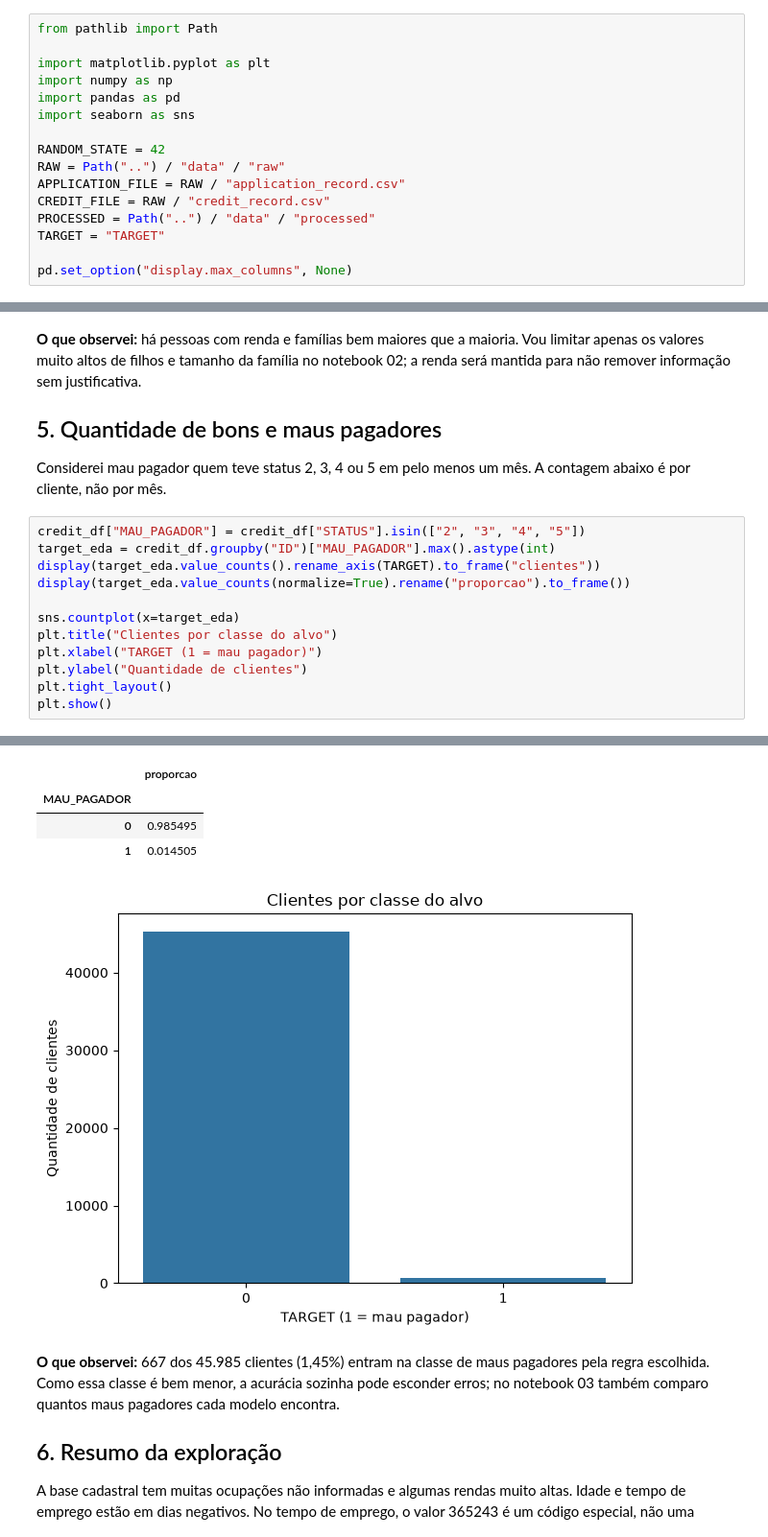
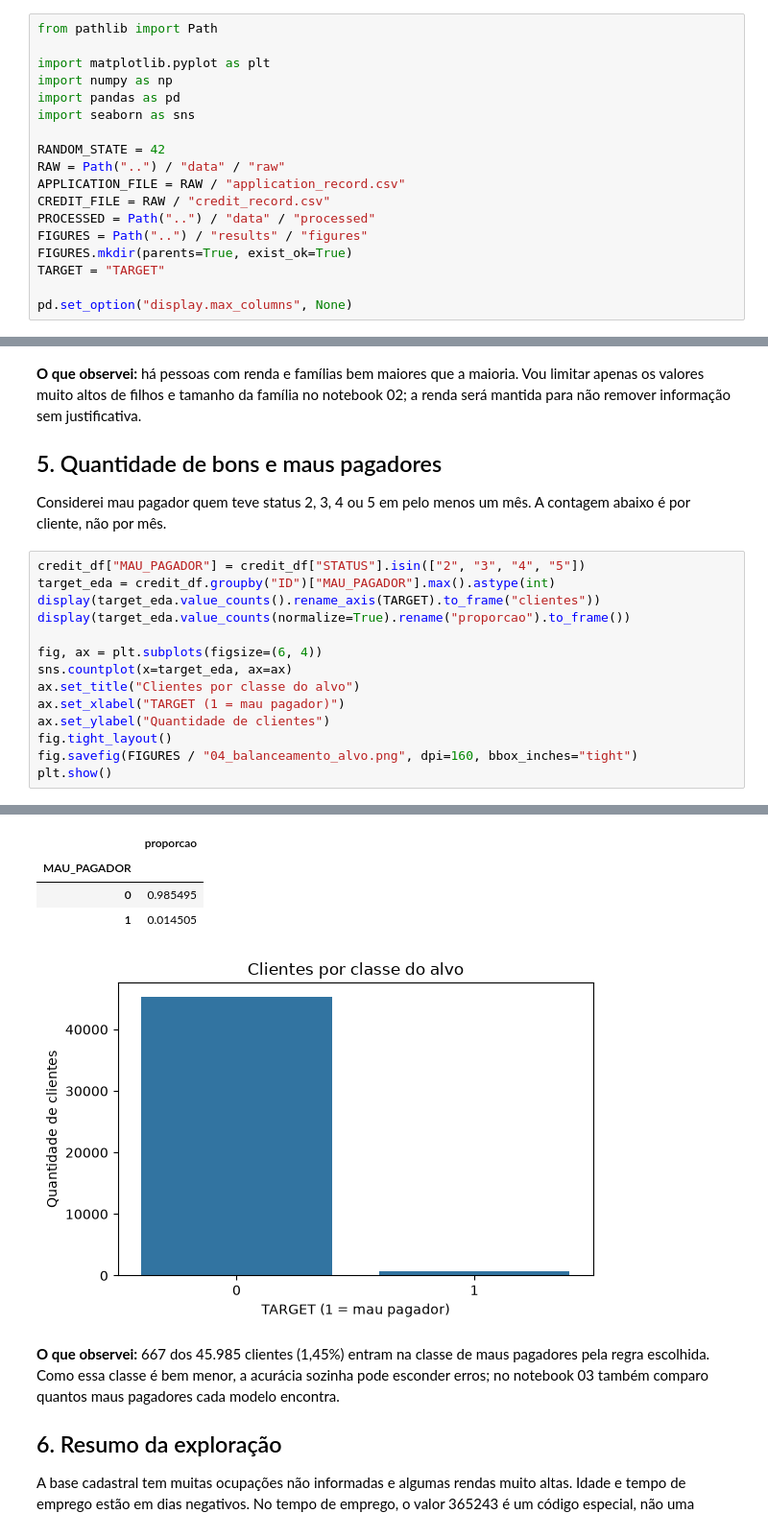
Before and after one commit to stephaneeao-cmd/postech-tech-challenge-fase2-template, a Jupyter notebook: notebooks/01_eda.ipynb, the cells around one changed output, grey strips where cells are left out. Shown at 96% size. Cells and saved outputs as stored; diff of their text form.

```diff
--- a/notebooks/01_eda.ipynb
+++ b/notebooks/01_eda.ipynb
@@ -15,6 +15,8 @@ RAW = Path("..") / "data" / "raw"
 APPLICATION_FILE = RAW / "application_record.csv"
 CREDIT_FILE = RAW / "credit_record.csv"
 PROCESSED = Path("..") / "data" / "processed"
+FIGURES = Path("..") / "results" / "figures"
+FIGURES.mkdir(parents=True, exist_ok=True)
 TARGET = "TARGET"
 
 pd.set_option("display.max_columns", None)
@@ -172,25 +177,27 @@ Considerei mau pagador quem teve status 2, 3, 4 ou 5 em pelo menos um mês. A co
 # %%
 credit_df["MAU_PAGADOR"] = credit_df["STATUS"].isin(["2", "3", "4", "5"])
 target_eda = credit_df.groupby("ID")["MAU_PAGADOR"].max().astype(int)
 display(target_eda.value_counts().rename_axis(TARGET).to_frame("clientes"))
 display(target_eda.value_counts(normalize=True).rename("proporcao").to_frame())
 
-sns.countplot(x=target_eda)
-plt.title("Clientes por classe do alvo")
-plt.xlabel("TARGET (1 = mau pagador)")
-plt.ylabel("Quantidade de clientes")
-plt.tight_layout()
+fig, ax = plt.subplots(figsize=(6, 4))
+sns.countplot(x=target_eda, ax=ax)
+ax.set_title("Clientes por classe do alvo")
+ax.set_xlabel("TARGET (1 = mau pagador)")
+ax.set_ylabel("Quantidade de clientes")
+fig.tight_layout()
+fig.savefig(FIGURES / "04_balanceamento_alvo.png", dpi=160, bbox_inches="tight")
 plt.show()
 # %% [output]
 |  | clientes |
 | TARGET |  |
 | 0 | 45318 |
 | 1 | 667 |
 |  | proporcao |
 | MAU_PAGADOR |  |
 | 0 | 0.985495 |
 | 1 | 0.014505 |
-[figure, old version]
+[figure, new version]
 # %% [markdown]
 **O que observei:** 667 dos 45.985 clientes (1,45%) entram na classe de maus pagadores pela regra escolhida. Como essa classe é bem menor, a acurácia sozinha pode esconder erros; no notebook 03 também comparo quantos maus pagadores cada modelo encontra.
 
```
Also changed, not shown: parts of 3 cells of this notebook, 15 other files.
